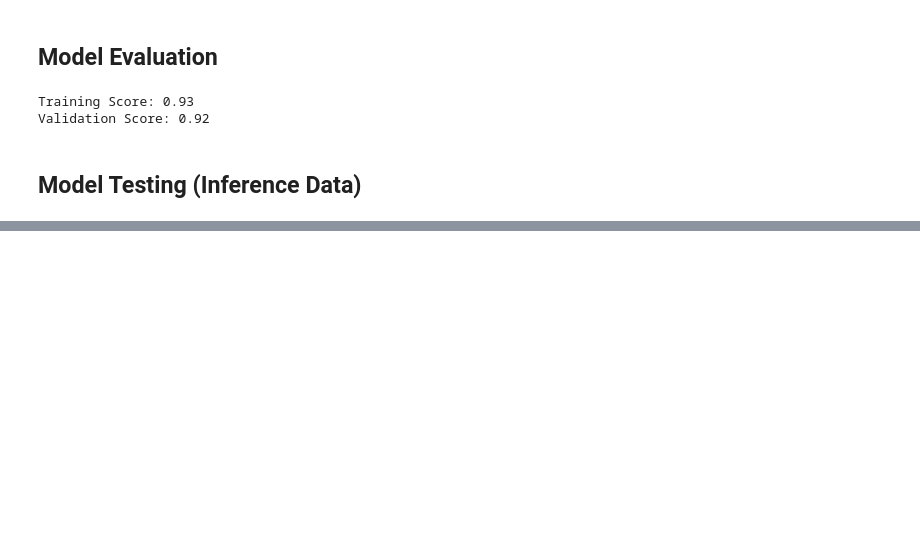
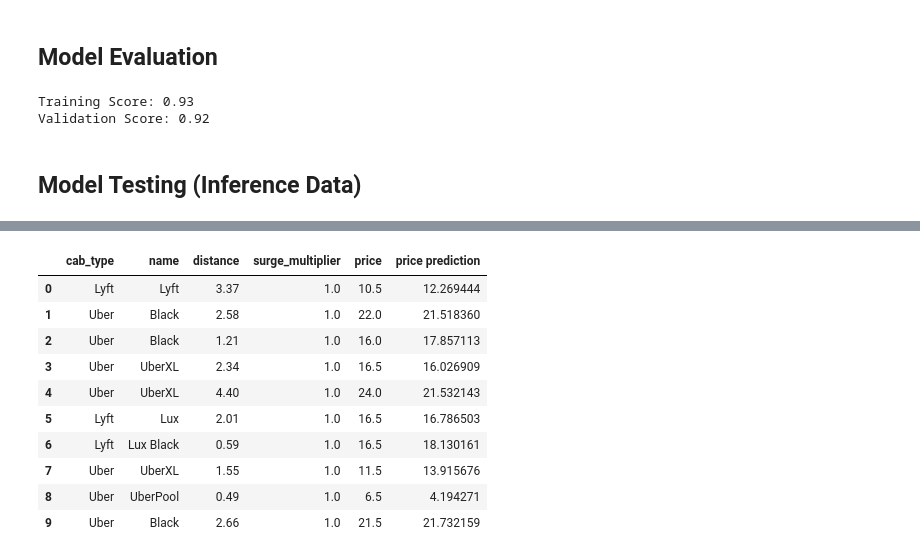
Before and after one commit to Penzragon/h8dsft_P1W1Reg, a Jupyter notebook: script.ipynb, the cells around one changed output, grey strips where cells are left out. Cells and saved outputs as stored; diff of their text form; code cells hidden in the pictures; blank space fills up the shorter version.

Commit message:
Model inference

```diff
--- a/script.ipynb
+++ b/script.ipynb
@@ -741,0 +753,2 @@ Validation Score: 0.92
+# %%
+inference_cat_encoded = encoder.transform(inference_cat)
@@ -741,0 +757,7 @@ Validation Score: 0.92
+# %%
+inference_final = np.concatenate([inference_num_scaled, inference_cat_encoded.toarray()], axis=1)
+# %%
+y_pred_inf = model.predict(inference_final)
+# %%
+y_pred_inf = pd.DataFrame(y_pred_inf, columns=['price prediction'])
+y_pred_inf
@@ -741,0 +776,14 @@ Validation Score: 0.92
+# %%
+pd.concat([inference, y_pred_inf], axis=1)
+# %% [output]
+|  | cab_type | name | distance | surge_multiplier | price | price prediction |
+| 0 | Lyft | Lyft | 3.37 | 1.0 | 10.5 | 12.269444 |
+| 1 | Uber | Black | 2.58 | 1.0 | 22.0 | 21.518360 |
+| 2 | Uber | Black | 1.21 | 1.0 | 16.0 | 17.857113 |
+| 3 | Uber | UberXL | 2.34 | 1.0 | 16.5 | 16.026909 |
+| 4 | Uber | UberXL | 4.40 | 1.0 | 24.0 | 21.532143 |
+| 5 | Lyft | Lux | 2.01 | 1.0 | 16.5 | 16.786503 |
+| 6 | Lyft | Lux Black | 0.59 | 1.0 | 16.5 | 18.130161 |
+| 7 | Uber | UberXL | 1.55 | 1.0 | 11.5 | 13.915676 |
+| 8 | Uber | UberPool | 0.49 | 1.0 | 6.5 | 4.194271 |
+| 9 | Uber | Black | 2.66 | 1.0 | 21.5 | 21.732159 |
```
Also changed, not shown: parts of 7 cells of this notebook.
